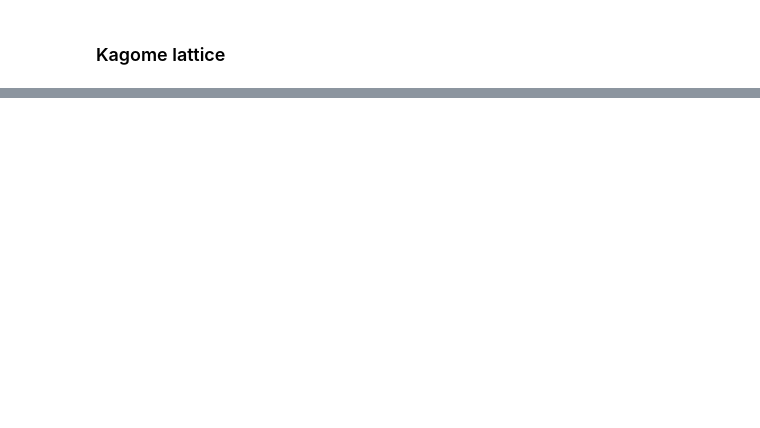
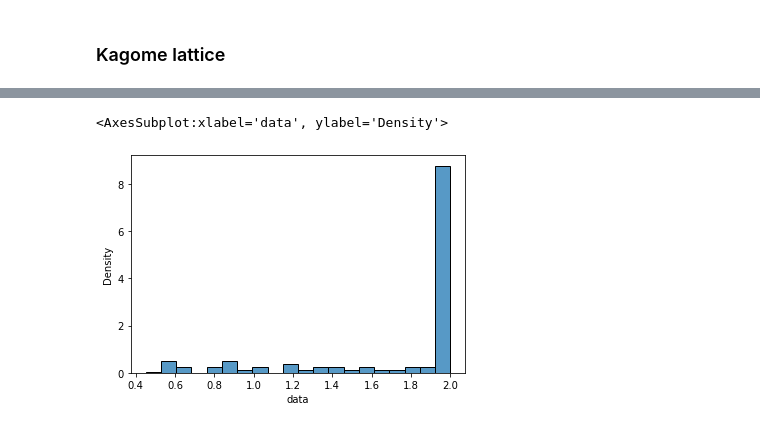
Before and after one commit to Shashi1a/intkagome, a Jupyter notebook: kagome_noint.ipynb, the cells around one changed output, grey strips where cells are left out. Cells and saved outputs as stored; diff of their text form; code cells hidden in the pictures; blank space fills up the shorter version.

```diff
--- a/kagome_noint.ipynb
+++ b/kagome_noint.ipynb
@@ -248,0 +249,5 @@ plt.show()
+# %%
+sns.histplot(df.loc[df.results=='your_calc','data'],stat='density')
+# %% [output]
+<AxesSubplot:xlabel='data', ylabel='Density'>
+[figure, added]
```
Also changed, not shown: parts of 10 cells of this notebook, 1 other file.
